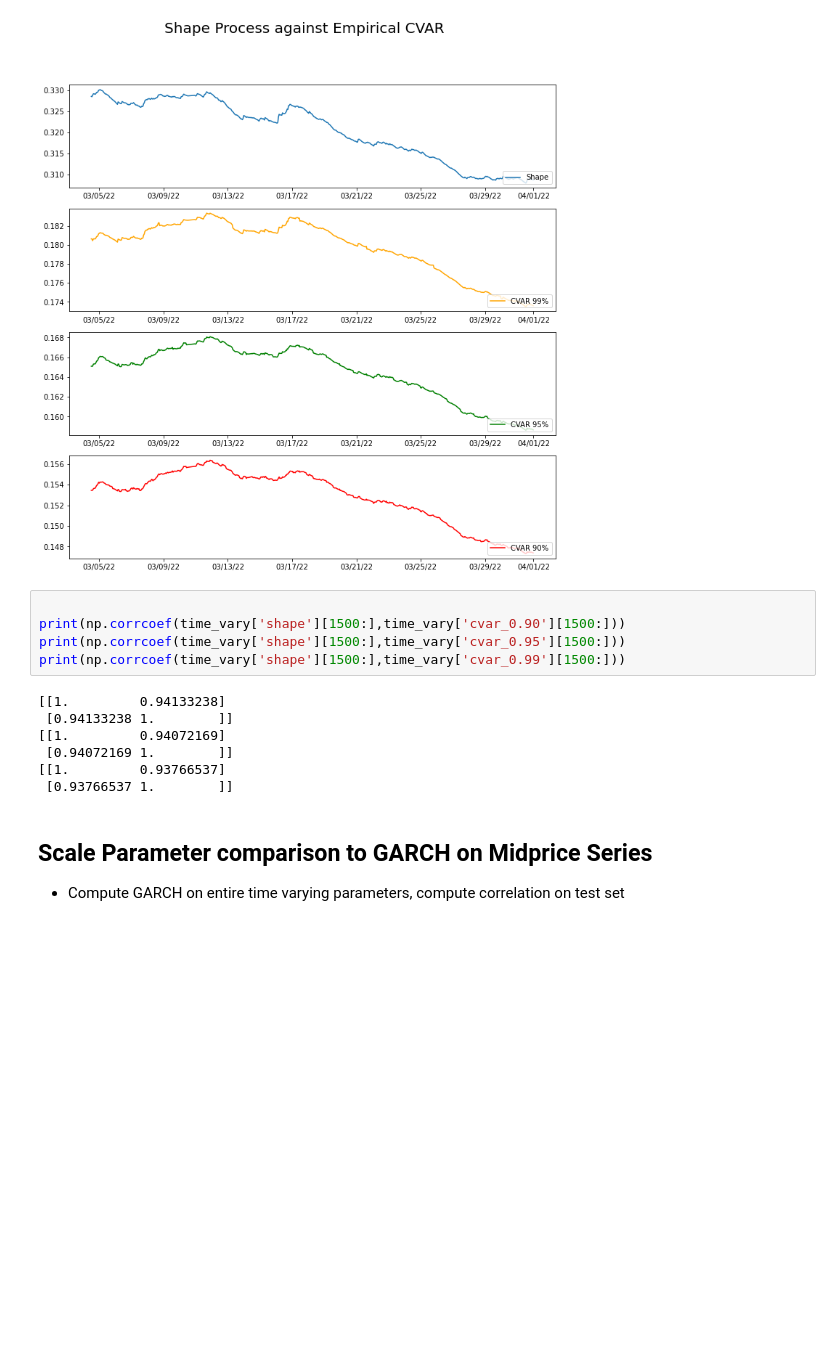
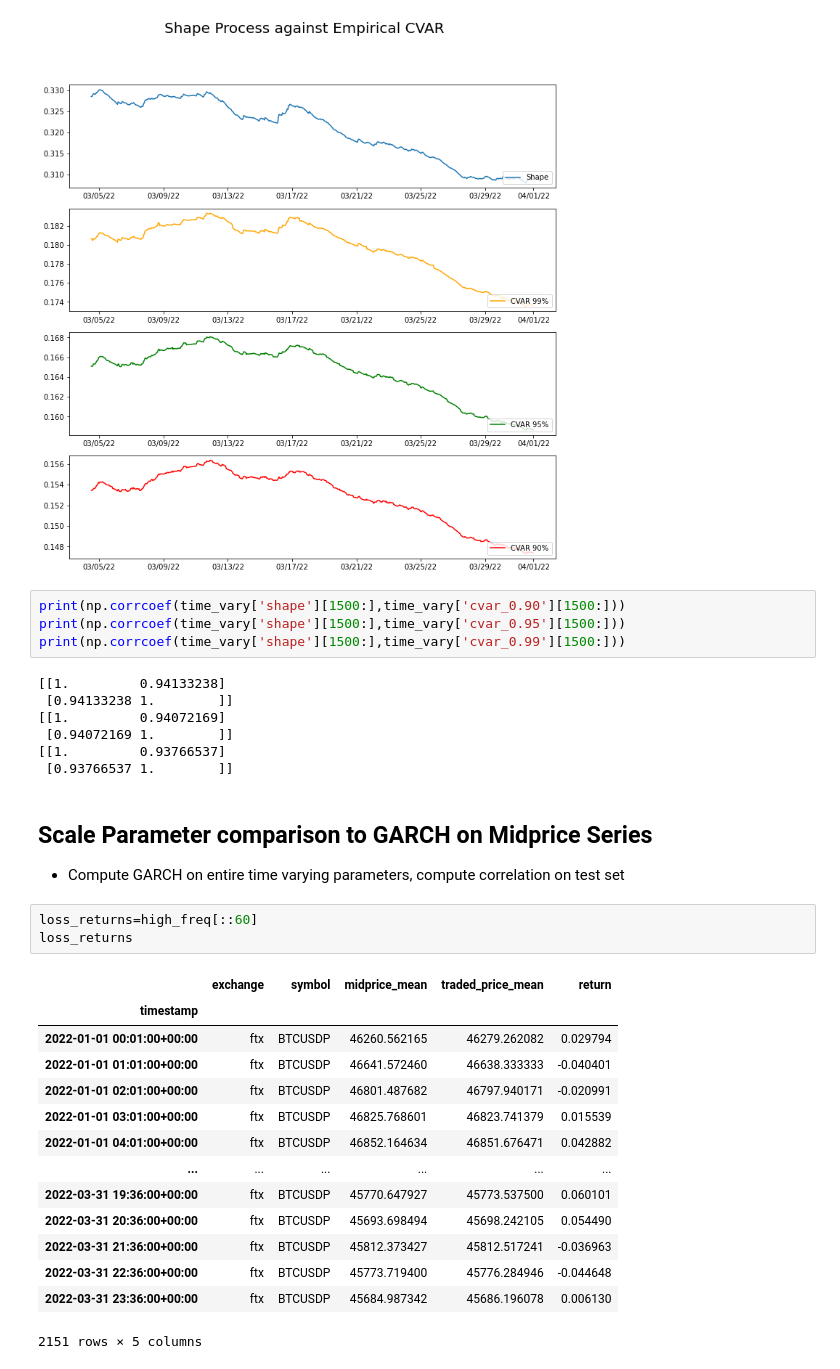
Before and after one commit to jasonbohne123/ARC_Model, a Jupyter notebook: ARC_Model_Crypto_OB.ipynb, the cells around one changed output. Cells and saved outputs as stored; diff of their text form; blank space fills up the shorter version.

```diff
--- a/arch.ipynb
+++ b/ARC_Model_Crypto_OB.ipynb
@@ -458,7 +452,6 @@ ax[3].xaxis.set_major_formatter(DateFormatter("%D"))
 # %% [output]
 [figure]
 # %%
-
 print(np.corrcoef(time_vary['shape'][1500:],time_vary['cvar_0.90'][1500:]))
 print(np.corrcoef(time_vary['shape'][1500:],time_vary['cvar_0.95'][1500:]))
 print(np.corrcoef(time_vary['shape'][1500:],time_vary['cvar_0.99'][1500:]))
@@ -473,4 +466,22 @@ print(np.corrcoef(time_vary['shape'][1500:],time_vary['cvar_0.99'][1500:]))
 ## Scale Parameter comparison to GARCH on Midprice Series
 
 - Compute GARCH on entire time varying parameters, compute correlation on test set
+# %%
+loss_returns=high_freq[::60]
+loss_returns
+# %% [output]
+|  | exchange | symbol | midprice_mean | traded_price_mean | return |
+| timestamp |  |  |  |  |  |
+| 2022-01-01 00:01:00+00:00 | ftx | BTCUSDP | 46260.562165 | 46279.262082 | 0.029794 |
+| 2022-01-01 01:01:00+00:00 | ftx | BTCUSDP | 46641.572460 | 46638.333333 | -0.040401 |
+| 2022-01-01 02:01:00+00:00 | ftx | BTCUSDP | 46801.487682 | 46797.940171 | -0.020991 |
+| 2022-01-01 03:01:00+00:00 | ftx | BTCUSDP | 46825.768601 | 46823.741379 | 0.015539 |
+| 2022-01-01 04:01:00+00:00 | ftx | BTCUSDP | 46852.164634 | 46851.676471 | 0.042882 |
+| ... | ... | ... | ... | ... | ... |
+| 2022-03-31 19:36:00+00:00 | ftx | BTCUSDP | 45770.647927 | 45773.537500 | 0.060101 |
+| 2022-03-31 20:36:00+00:00 | ftx | BTCUSDP | 45693.698494 | 45698.242105 | 0.054490 |
+| 2022-03-31 21:36:00+00:00 | ftx | BTCUSDP | 45812.373427 | 45812.517241 | -0.036963 |
+| 2022-03-31 22:36:00+00:00 | ftx | BTCUSDP | 45773.719400 | 45776.284946 | -0.044648 |
+| 2022-03-31 23:36:00+00:00 | ftx | BTCUSDP | 45684.987342 | 45686.196078 | 0.006130 |
+2151 rows × 5 columns
 # %%
```
Also changed, not shown: parts of 18 cells of this notebook, 5 other files.
